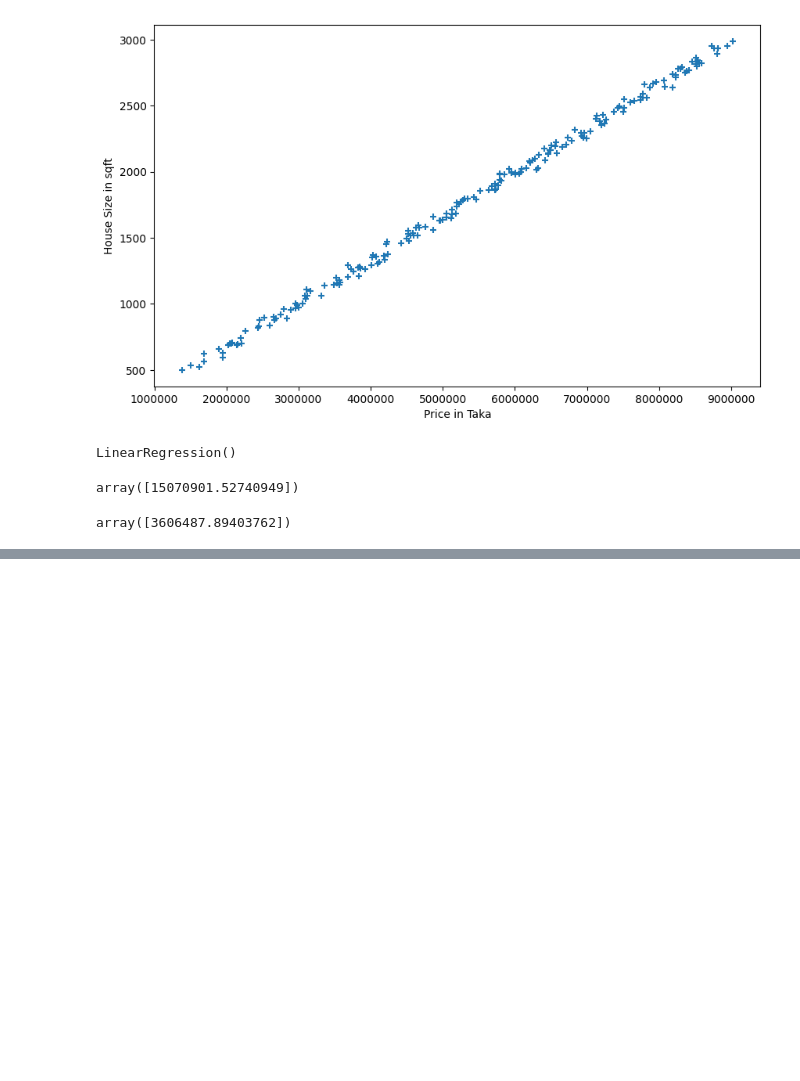
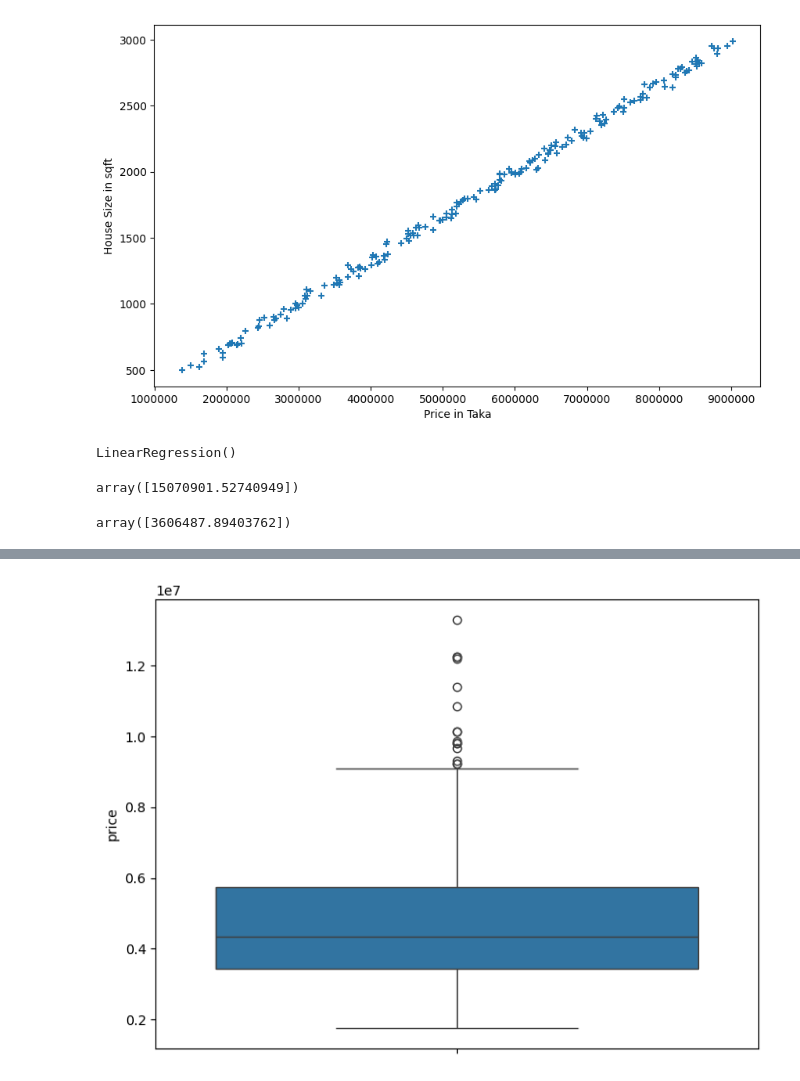
Before and after one commit to KaoswerAhamedsojeeb/scikitlearn-programs, a Jupyter notebook: basic_house_price_prediction.ipynb, the cells around one changed output, grey strips where cells are left out. Drawn from its saved outputs; the diff is of its cells as text; code cells hidden in the pictures; blank space fills up the shorter version.

```diff
--- a/basic_house_price_prediction.ipynb
+++ b/basic_house_price_prediction.ipynb
@@ -41,0 +131,6 @@ array([3606487.89403762])
+# %%
+plt.figure(figsize=(8,6))
+sns.boxplot(data=house_data,y=house_data.price)
+plt.show()
+# %% [output]
+[figure, added]
```
Also changed, not shown: parts of 16 cells of this notebook, 1 other file.
